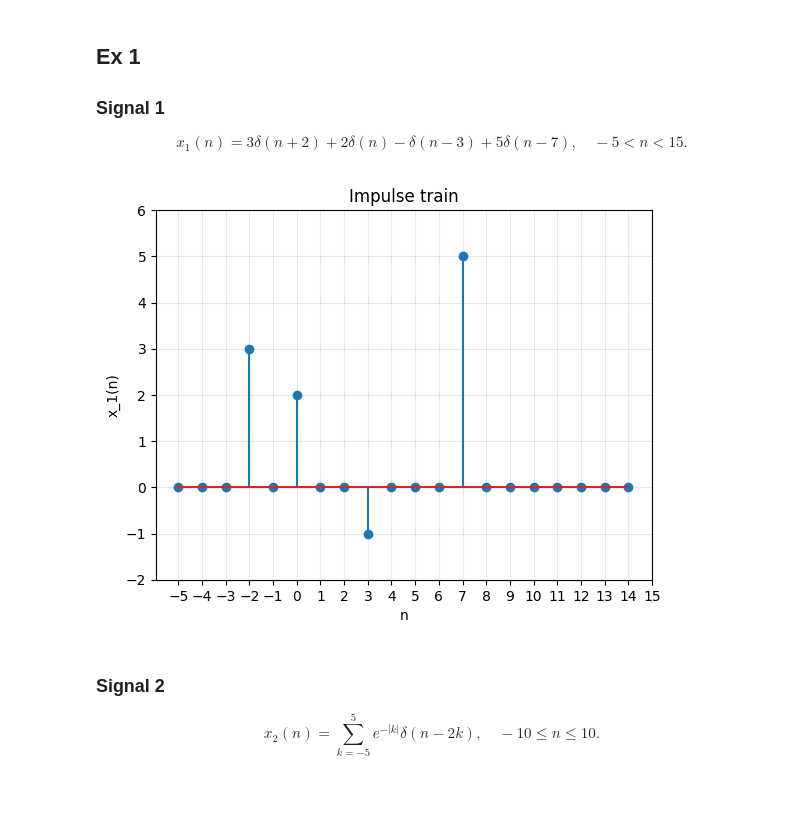
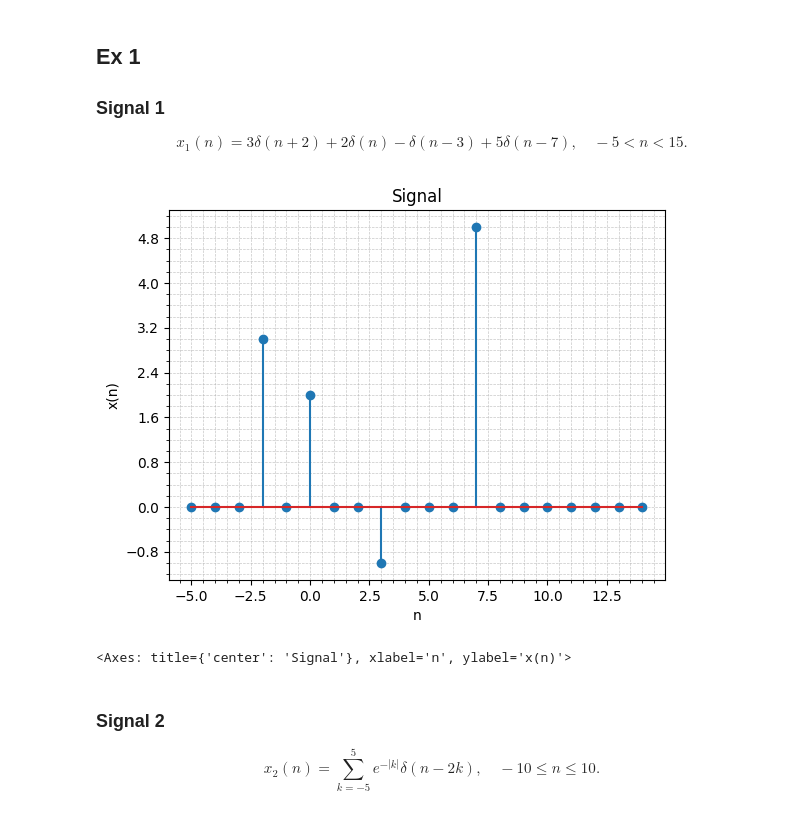
Before and after one commit to joaomariolago/ifsc-dsp, a Jupyter notebook: lista-1/lista-1.ipynb, the cells around one changed output. Drawn from its saved outputs; the diff is of its cells as text; code cells hidden in the pictures.

```diff
--- a/lista-1/lista-1.ipynb
+++ b/lista-1/lista-1.ipynb
@@ -18,24 +20,14 @@ x_1(n) = 3\delta(n + 2) + 2\delta(n) - \delta(n - 3) + 5\delta(n - 7), \quad -5
 $$
 # %%
 # Implementing: x_1(n) = 3\delta(n + 2) + 2\delta(n) - \delta(n - 3) + 5\delta(n - 7), \quad -5 < n < 15.
-import numpy as np
-import matplotlib.pyplot as plt
 
 n = np.arange(-5, 15)
-x = 3 * (n == -2) + 2 * (n == 0) - (n == 3) + 5 * (n == 7)
+x = 3 * Signal.from_impulse(n, -2) + 2 * Signal.from_impulse(n) - Signal.from_impulse(n, 3) + 5 * Signal.from_impulse(n, 7)
 
-plt.stem(n, x)
-# Adjust grid and axes scales and intervals
-plt.grid(alpha = 0.3)
-plt.xticks(np.arange(-5, 16, 1))
-plt.yticks(np.arange(-2, 7, 1))
-# Add labels and title
-plt.xlabel('n')
-plt.ylabel('x_1(n)')
-plt.title('Impulse train')
-plt.show()
+x.stem()
 # %% [output]
-[figure, old version]
+[figure, new version]
+<Axes: title={'center': 'Signal'}, xlabel='n', ylabel='x(n)'>
 # %% [markdown]
 ### Signal 2
 
```
Also changed, not shown: parts of 10 cells of this notebook, 3 other files.
